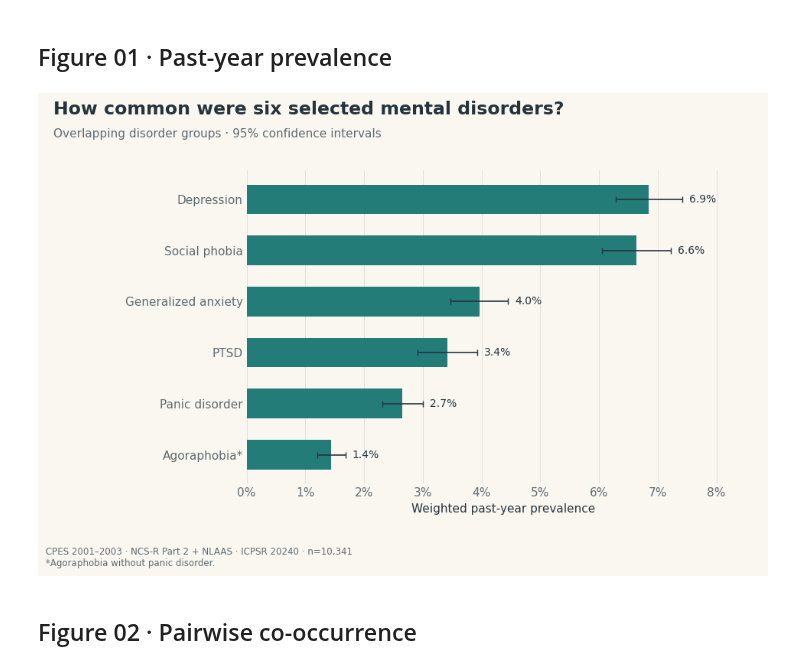
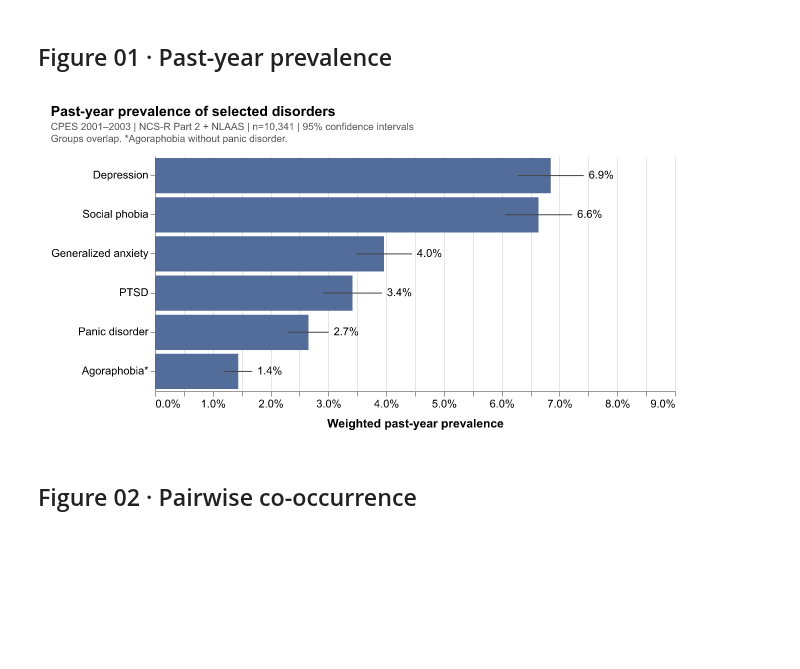
Before and after one commit to judycchen/capp30239-data-visualization_judy-chen, a Jupyter notebook: static-viz-project/milestone2_draft/static-draft.ipynb, the cells around one changed output. Cells and saved outputs as stored; diff of their text form; code cells hidden in the pictures; blank space fills up the shorter version.

```diff
--- a/static-viz-project/milestone2_draft/static-draft.ipynb
+++ b/static-viz-project/milestone2_draft/static-draft.ipynb
@@ -232,30 +211,35 @@ CPES_DESIGN = {"weight": "NCNLWTLG", "strata": "SESTRAT", "cluster": "SECLUSTR"}
 NSDUH_DESIGN = {"weight": "ANALWT2_C", "strata": "VESTR_C", "cluster": "VEREP"}
 # %% [markdown]
 ## Figure 01 · Past-year prevalence
-# %%
-prevalence = pd.DataFrame([
-    {"name": label, **survey_mean(cpes, cpes[spec["diagnosis"]].map({1: 1., 5: 0.}), **CPES_DESIGN)}
-    for label, spec in zip(DISORDER_LABELS, DISORDERS.values())
-]).sort_values("estimate")
-fig, ax = plt.subplots(figsize=(10.5, 6.5))
-fig.subplots_adjust(left=0.27, right=0.91, top=0.82, bottom=0.19)
-y = np.arange(6)
-point = prevalence["estimate"].to_numpy() * 100
-low = prevalence["lower"].clip(0).to_numpy() * 100
-high = prevalence["upper"].clip(upper=1).to_numpy() * 100
-ax.barh(y, point, color=TEAL, height=0.58)
-ax.errorbar(point, y, xerr=[point-low, high-point], fmt="none", ecolor=INK, capsize=3, lw=1.2)
-ax.set_yticks(y, prevalence["name"])
-ax.set_xlim(0, high.max()*1.18)
-ax.set_xlabel("Weighted past-year prevalence")
-for yy, value, upper in zip(y, point, high):
-    ax.text(upper+0.12, yy, f"{value:.1f}%", va="center", fontsize=10)
-percentage_axis(ax)
-clean_axis(ax)
-figure_title(fig, "How common were six selected mental disorders?", "Overlapping disorder groups · 95% confidence intervals")
-finish_figure(fig, "01_prevalence.png", CPES_SOURCE + " · n=10,341\n*Agoraphobia without panic disorder.")
-# %% [output]
-[figure, removed]
+# %%
+prevalence = pd.DataFrame([
+    {"name": label, **survey_mean(cpes, cpes[spec["diagnosis"]].map({1: 1., 5: 0.}), **CPES_DESIGN)}
+    for label, spec in zip(DISORDER_LABELS, DISORDERS.values())
+]).sort_values("estimate")
+
+
+def prevalence_chart(df):
+    base = alt.Chart(df).encode(
+        y=alt.Y("name:N", sort="-x", title=None),
+    )
+    bars = base.mark_bar(color=BLUE).encode(
+        x=alt.X("estimate:Q", title="Weighted past-year prevalence", axis=alt.Axis(format="%"),
+                scale=alt.Scale(domain=[0, .085])),
+    )
+    intervals = base.mark_rule(color="#444444").encode(x="lower:Q", x2="upper:Q")
+    labels = base.mark_text(align="left", dx=5).encode(
+        x="upper:Q", text=alt.Text("estimate:Q", format=".1%"),
+    )
+    return (bars + intervals + labels).properties(width=520, height=235)
+
+
+save_chart(
+    prevalence_chart(prevalence), "01_prevalence.png", "Past-year prevalence of selected disorders",
+    [CPES_SOURCE + " | n=10,341 | 95% confidence intervals",
+     "Groups overlap. *Agoraphobia without panic disorder."],
+)
+# %% [output]
+[figure, added]
 # %% [markdown]
 ## Figure 02 · Pairwise co-occurrence
 # %%
```
Also changed, not shown: parts of 22 cells of this notebook, 15 other files.
